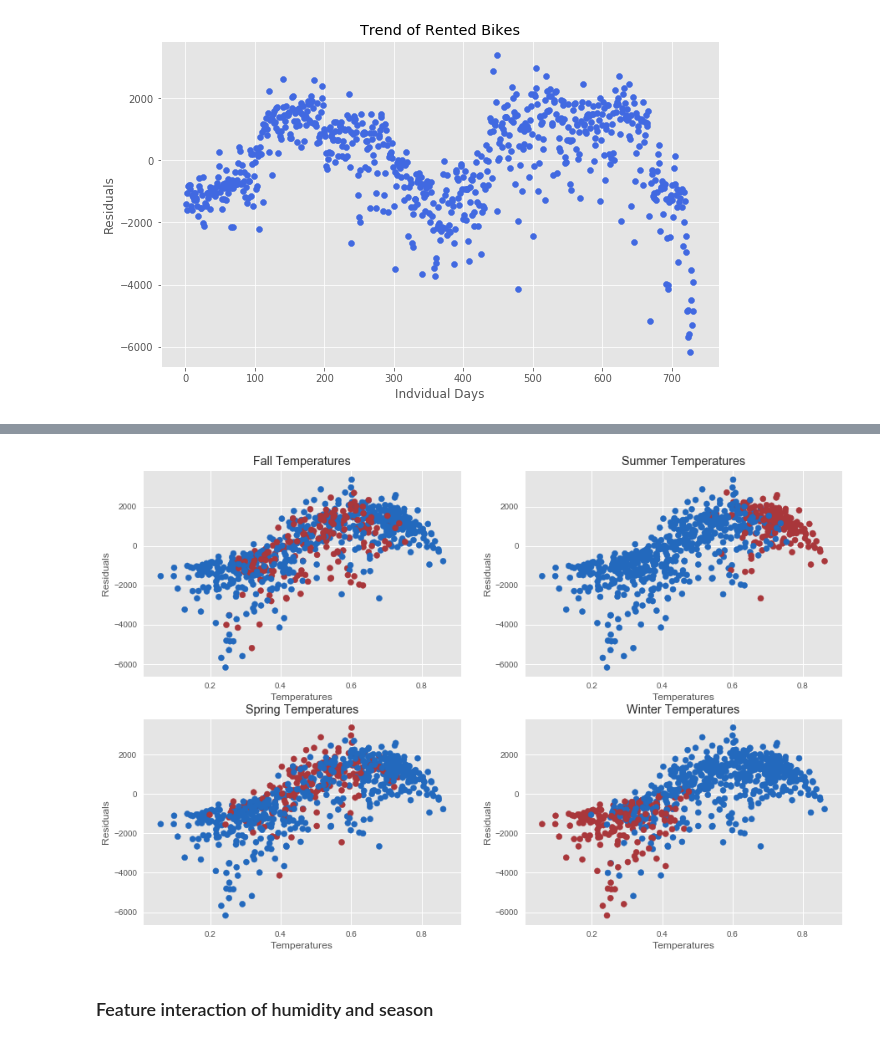
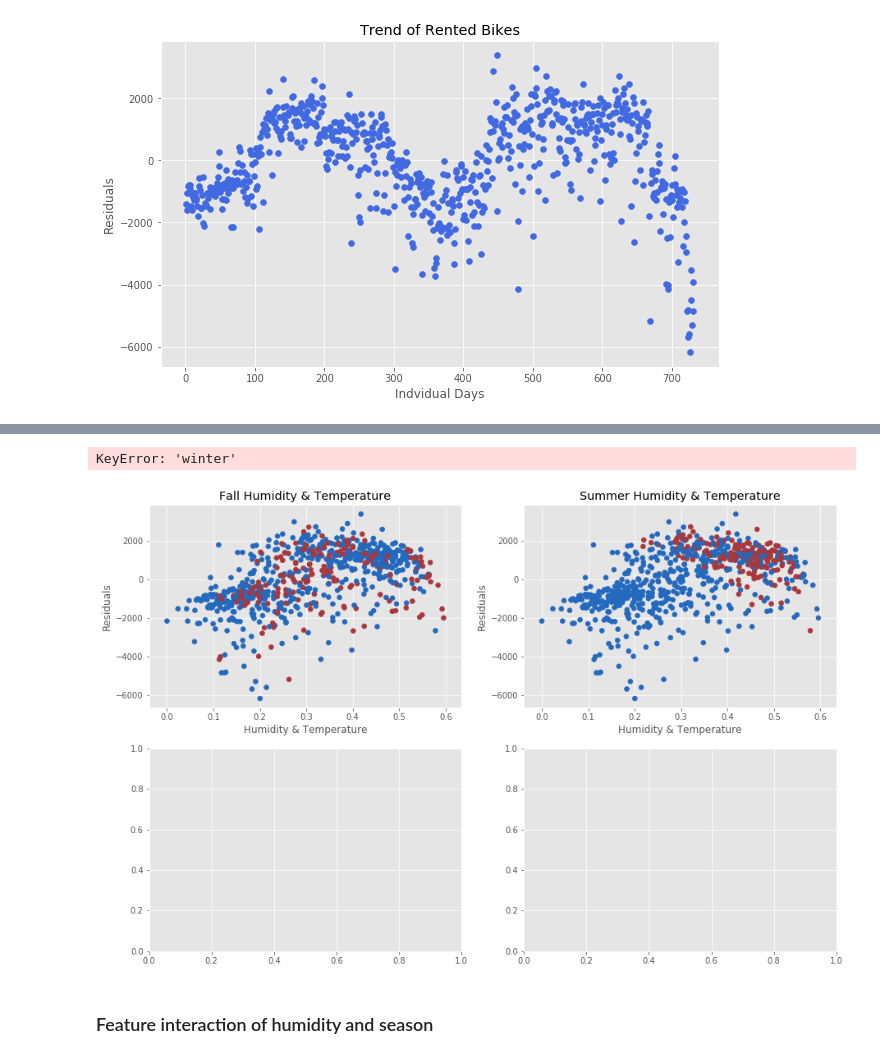
Before and after one commit to pauly51994/Bike_predictor, a Jupyter notebook: Bike-Sharing-Dataset/Graphing and Plotting.ipynb, the cells around one changed output, grey strips where cells are left out. Drawn from its saved outputs; the diff is of its cells as text; code cells hidden in the pictures.

```diff
--- a/Bike-Sharing-Dataset/Graphing and Plotting.ipynb
+++ b/Bike-Sharing-Dataset/Graphing and Plotting.ipynb
@@ -151 +127,3 @@ strong multicollinearity problems or that the design matrix is singular.
+# %%
+final_df = pd.read_pickle('Final_DF')
 # %% [markdown]
@@ -155,40 +212,41 @@ strong multicollinearity problems or that the design matrix is singular.
 # %%
 # Relationship between Residuals and temperature per each season
 plt.style.use('ggplot')
 fig, ax = plt.subplots(2,2, figsize=(15,10))
 
 # Variables to change
 # Interaction between season and temperature
-Y = df['resids']
-X = df['temp']
+Y = final_df['resids']
+X = final_df['hum_temp']
 season = ['fall', 'summer', 'winter', 'spring']
 resid = 'Residuals'
-feat = 'Temperatures'
+feat = 'Humidity & Temperature'
 
 # Plotting each graph
-ax[0,0].scatter(X, Y, c=df[f'{season[0]}'], cmap='vlag')
+ax[0,0].scatter(X, Y, c=final_df[f'{season[0]}'], cmap='vlag')
 ax[0,0].set_xlabel(f'{feat}')
 ax[0,0].set_ylabel(f'{resid}')
 ax[0,0].set_title(f'{season[0].capitalize()} {feat}')
 
-ax[0,1].scatter(X, Y, c=df[f'{season[1]}'], cmap='vlag')
+ax[0,1].scatter(X, Y, c=final_df[f'{season[1]}'], cmap='vlag')
 ax[0,1].set_xlabel(f'{feat}')
 ax[0,1].set_ylabel(f'{resid}')
 ax[0,1].set_title(f'{season[1].capitalize()} {feat}')
 
-ax[1,1].scatter(X, Y, c=df[f'{season[2]}'], cmap='vlag')
+ax[1,1].scatter(X, Y, c=final_df[f'{season[2]}'], cmap='vlag')
 ax[1,1].set_xlabel(f'{feat}')
 ax[1,1].set_ylabel(f'{resid}')
 ax[1,1].set_title(f'{season[2].capitalize()} {feat}')
 
-ax[1,0].scatter(X, Y, c=df[f'{season[3]}'], cmap='vlag')
+ax[1,0].scatter(X, Y, c=final_df[f'{season[3]}'], cmap='vlag')
 ax[1,0].set_xlabel(f'{feat}')
 ax[1,0].set_ylabel(f'{resid}')
 ax[1,0].set_title(f'{season[3].capitalize()} {feat}')
 
 plt.show()
 # %% [output]
+KeyError: 'winter'
-[figure, old version]
+[figure, new version]
 # %% [markdown]
 ### Feature interaction of humidity and season
 # %%
```
Also changed, not shown: parts of 22 cells of this notebook, 7 other files.
